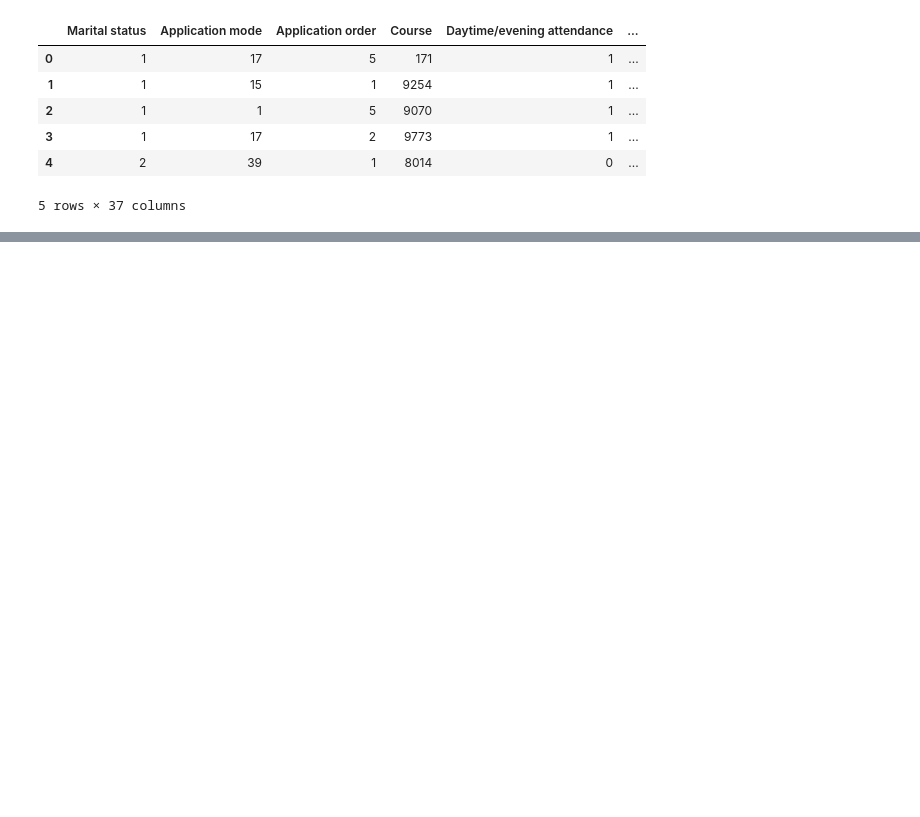
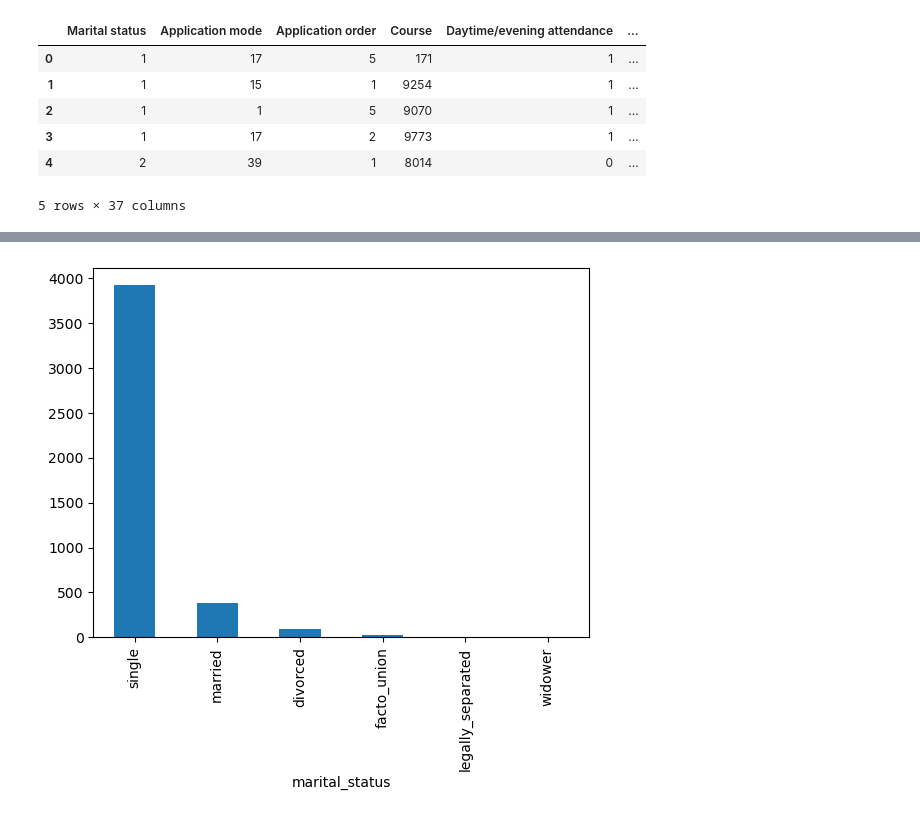
Before and after one commit to AndreJacobsPy/ai-academy-capstone, a Jupyter notebook: exploration.ipynb, the cells around one changed output, grey strips where cells are left out. Saved outputs shown, nothing was run; the diff lists cells and outputs as text; code cells hidden in the pictures; blank space fills up the shorter version.

```diff
--- a/exploration.ipynb
+++ b/exploration.ipynb
@@ -79,0 +86,5 @@ Name: marital_status, dtype: int64
+# %%
+grouped_marital_status = df.marital_status.map(
+    {1: "single", 2: "married", 3: "widower", 4: "divorced", 5: "facto_union", 6: "legally_separated"}
+).value_counts()
+grouped_marital_status
@@ -79,0 +100,4 @@ Name: marital_status, dtype: int64
+# %%
+grouped_marital_status.plot(kind="bar");
+# %% [output]
+[figure, added]
```
Also changed, not shown: parts of 13 cells of this notebook.
